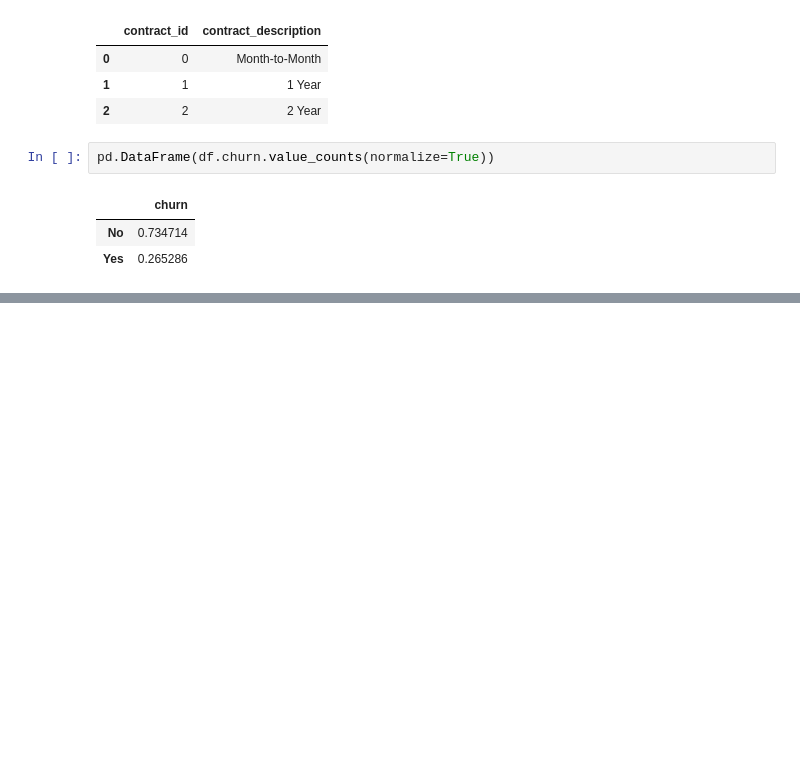
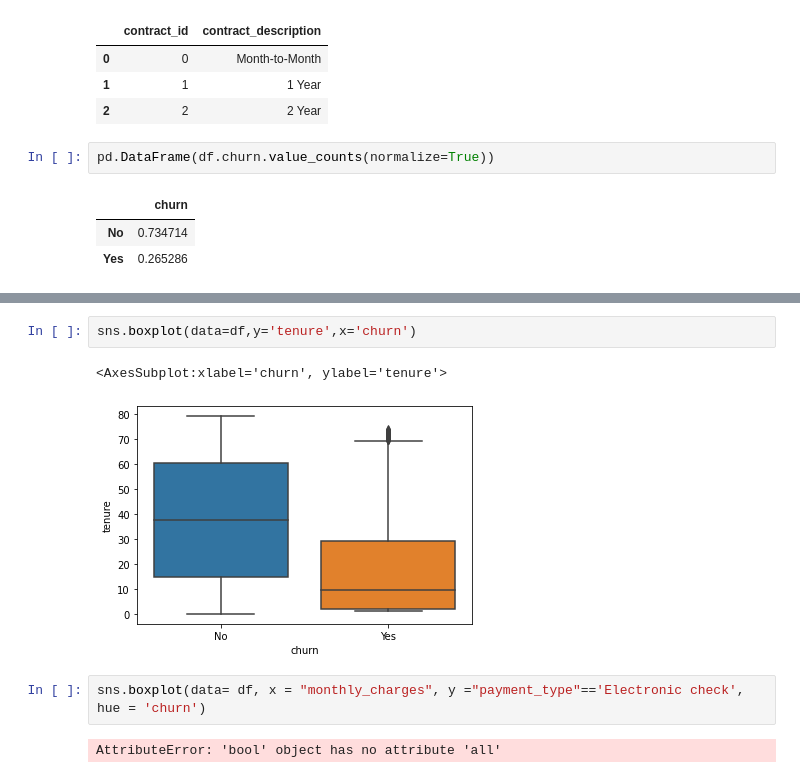
Before and after one commit to lincolnmuriithi11/numpy-pandas-visualization-exercises, a Jupyter notebook: Telco.ipynb, the cells around one changed output, grey strips where cells are left out. Drawn from its saved outputs; the diff is of its cells as text; blank space fills up the shorter version.

```diff
--- a/Telco.ipynb
+++ b/Telco.ipynb
@@ -299,0 +360,9 @@ sns.boxplot(data= df, y = "monthly_charges", x ="is_senior_citizen",  hue = 'chu
+# %%
+sns.boxplot(data=df,y='tenure',x='churn')
+# %% [output]
+<AxesSubplot:xlabel='churn', ylabel='tenure'>
+[figure, added]
+# %%
+sns.boxplot(data= df, x = "monthly_charges", y ="payment_type"=='Electronic check',  hue = 'churn')
+# %% [output]
+AttributeError: 'bool' object has no attribute 'all'
```
Also changed, not shown: parts of 24 cells of this notebook.
